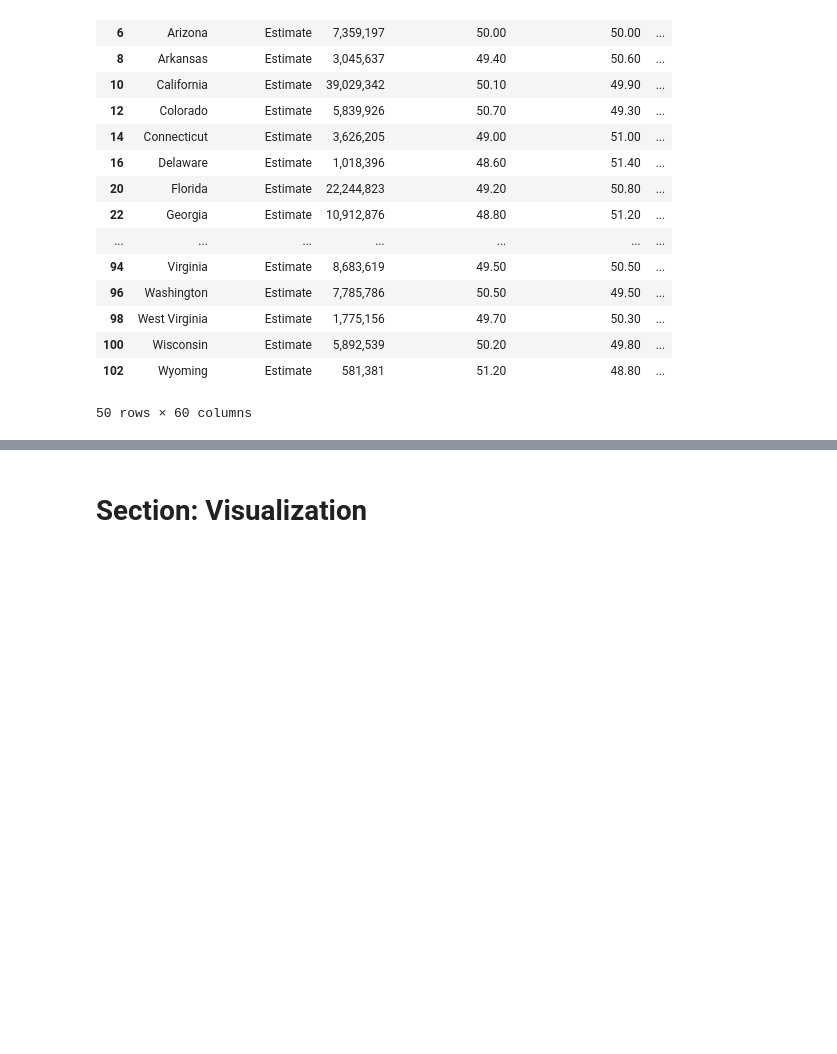
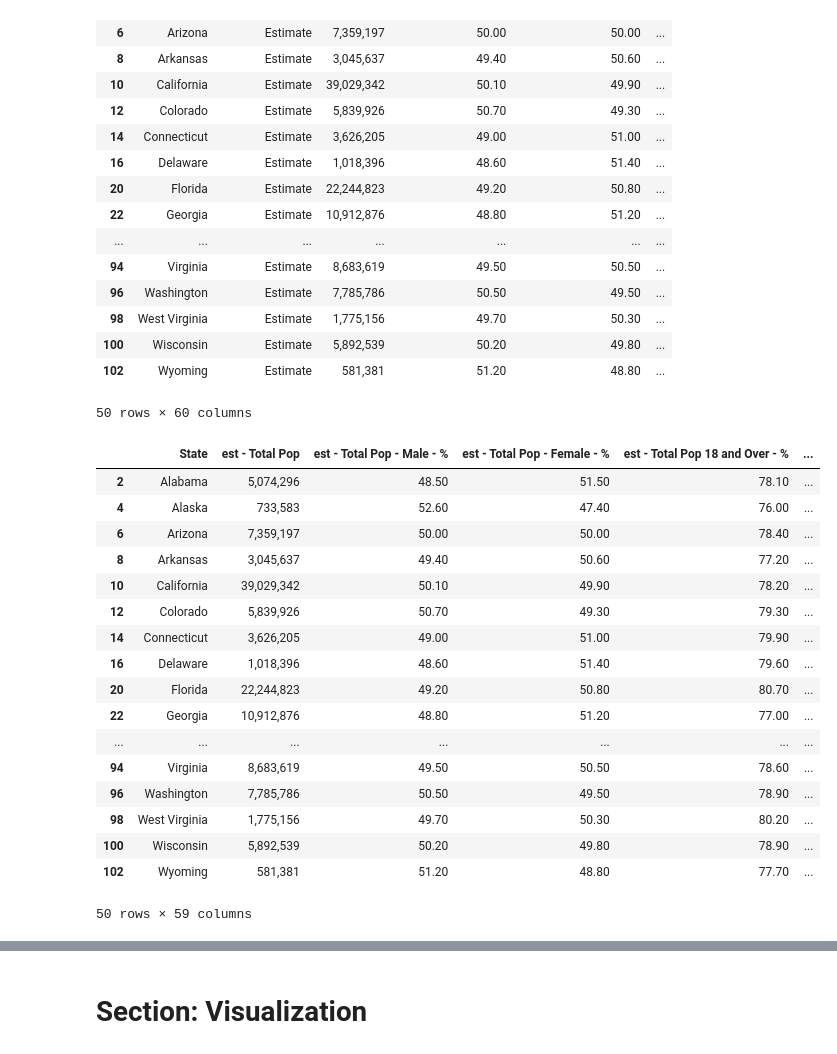
Before and after one commit to duhoang920/siads_593_milestone_1, a Jupyter notebook: main.ipynb, the cells around one changed output, grey strips where cells are left out. Cells and saved outputs as stored; diff of their text form; code cells hidden in the pictures; blank space fills up the shorter version.

Commit message:
updated code to remove columns
updated code to remove un-needed columns and make sure all column values are numeric besides the state column.

```diff
--- a/main.ipynb
+++ b/main.ipynb
@@ -30,3 +30,3 @@ df_indicators = load_csv('./data/raw/U.S._Chronic_Disease_Indicators.csv')
 # %%
-df_census = load_csv('./data/raw/US_Census_Data_2022_v04_transpose.csv')
+df_census_raw = load_csv('./data/raw/US_Census_Data_2022_v04_transpose.csv')
 # %%
@@ -44,7 +44,7 @@ Census DataFrame: df_census
 7. Save both DataFrames into csv files in /data/processed folder.
 # %%
 col_names = ['State']
-df_census_temp0 = add_cols(df_census, col_names)
+df_census_temp0 = add_cols(df_census_raw, col_names)
 # display(df_census_temp0)    # For debugging only - comment out when not needed.
 # %%
 df_census_temp1 = df_formater(df_census_temp0)
@@ -148,14 +148,33 @@ display(df_state_only_moe_no_symbol)
 # %%
 # combine the 2 datasets into 1 main dataset - double the columns
 df_state_only_estimate_updated = df_state_only_estimate_no_percent.add_prefix('est - ')
-df_state_only_moe_updated = df_state_only_moe_no_symbol.add_prefix('moe - ')
+# df_state_only_moe_updated = df_state_only_moe_no_symbol.add_prefix('moe - ')
 # display(df_state_only_estimate_updated)
 # display(df_state_only_moe_updated)
 df_state_only_estimate_updated = df_state_only_estimate_updated.rename(columns={'est - State': 'State'})
-df_state_only_moe_updated = df_state_only_moe_updated.rename(columns={'moe - State': 'State'})
+# df_state_only_moe_updated = df_state_only_moe_updated.rename(columns={'moe - State': 'State'})
 df_state_only_estimate_updated = df_state_only_estimate_updated.drop(columns=['est - Label (Grouping)'])
-df_state_only_moe_updated = df_state_only_moe_updated.drop(columns=['moe - Label (Grouping)', 'moe - Total Pop'])
+# df_state_only_moe_updated = df_state_only_moe_updated.drop(columns=['moe - Label (Grouping)', 'moe - Total Pop'])
 # display(df_state_only_estimate_updated)
-display(df_state_only_moe_updated)
+display(df_state_only_estimate_updated)
+# %% [output]
+|  | State | est - Total Pop | est - Total Pop - Male - % | est - Total Pop - Female - % | est - Total Pop 18 and Over - % | ... |
+| 2 | Alabama | 5,074,296 | 48.50 | 51.50 | 78.10 | ... |
+| 4 | Alaska | 733,583 | 52.60 | 47.40 | 76.00 | ... |
+| 6 | Arizona | 7,359,197 | 50.00 | 50.00 | 78.40 | ... |
+| 8 | Arkansas | 3,045,637 | 49.40 | 50.60 | 77.20 | ... |
+| 10 | California | 39,029,342 | 50.10 | 49.90 | 78.20 | ... |
+| 12 | Colorado | 5,839,926 | 50.70 | 49.30 | 79.30 | ... |
+| 14 | Connecticut | 3,626,205 | 49.00 | 51.00 | 79.90 | ... |
+| 16 | Delaware | 1,018,396 | 48.60 | 51.40 | 79.60 | ... |
+| 20 | Florida | 22,244,823 | 49.20 | 50.80 | 80.70 | ... |
+| 22 | Georgia | 10,912,876 | 48.80 | 51.20 | 77.00 | ... |
+| ... | ... | ... | ... | ... | ... | ... |
+| 94 | Virginia | 8,683,619 | 49.50 | 50.50 | 78.60 | ... |
+| 96 | Washington | 7,785,786 | 50.50 | 49.50 | 78.90 | ... |
+| 98 | West Virginia | 1,775,156 | 49.70 | 50.30 | 80.20 | ... |
+| 100 | Wisconsin | 5,892,539 | 50.20 | 49.80 | 78.90 | ... |
+| 102 | Wyoming | 581,381 | 51.20 | 48.80 | 77.70 | ... |
+50 rows × 59 columns
 # %%
 # combine the est and moe DataFrame into 1.
```
Also changed, not shown: parts of 12 cells of this notebook, 2 other files.
